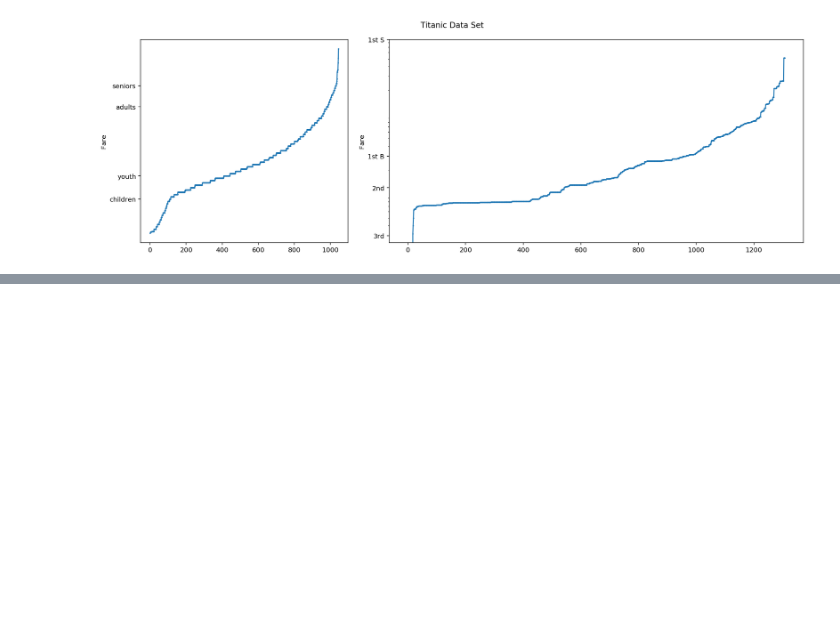
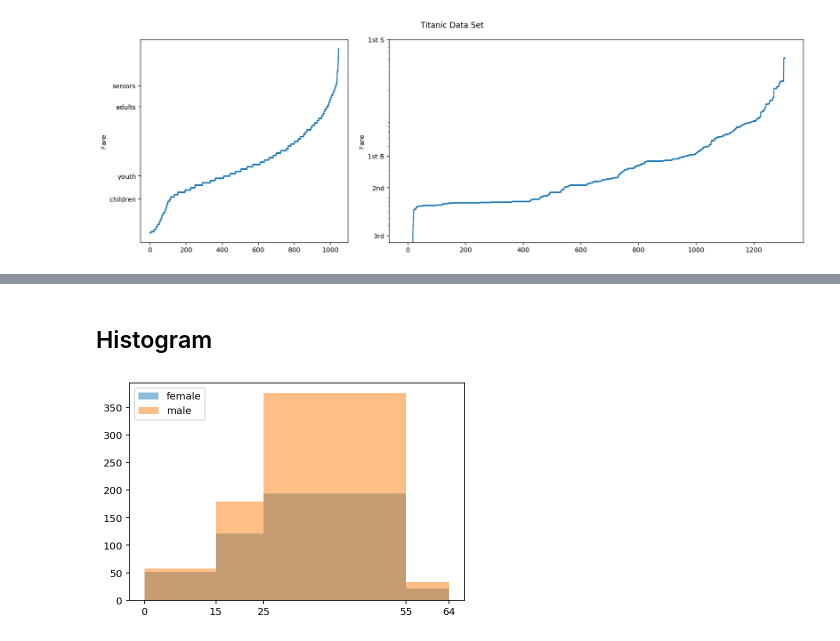
Before and after one commit to jigarparekh279/Machine_Learning_Python, a Jupyter notebook: 3_Matplotlib.ipynb, the cells around one changed output, grey strips where cells are left out. Drawn from its saved outputs; the diff is of its cells as text; code cells hidden in the pictures; blank space fills up the shorter version.

```diff
--- a/3_Matplotlib.ipynb
+++ b/3_Matplotlib.ipynb
@@ -145,0 +148,28 @@ else:
+# %% [markdown]
+## Histogram
+# %%
+fig, ax = plt.subplots()
+
+if 0:
+    # Let's make Histograms
+    (counts, edges, _) = ax.hist('age', bins='auto', data=df,
+                                 edgecolor='k', facecolor='b',
+                                 hatch='//')
+
+elif 0:
+    # Custom Bins to match our CDF
+    (counts,edges,_) = ax.hist('age',bins=[0,15,25,55,64],data=df,
+                               edgecolor='k', facecolor='orange',
+                               hatch='//')
+    _ = ax.set_xticks([0,15,25,55,64])
+
+elif 1:
+    #Use groupby to simplify code
+    # only consider rows where we know the age
+    for label, gdf in df.groupby('sex'):
+        ax.hist('age', bins=[0, 15,25, 55, 64], data=gdf,
+                label=label, alpha=.5)
+    _ = ax.set_xticks([0, 15,25, 55, 64])
+    _ = ax.legend()
+# %% [output]
+[figure, added]
```
Also changed, not shown: parts of 9 cells of this notebook.
